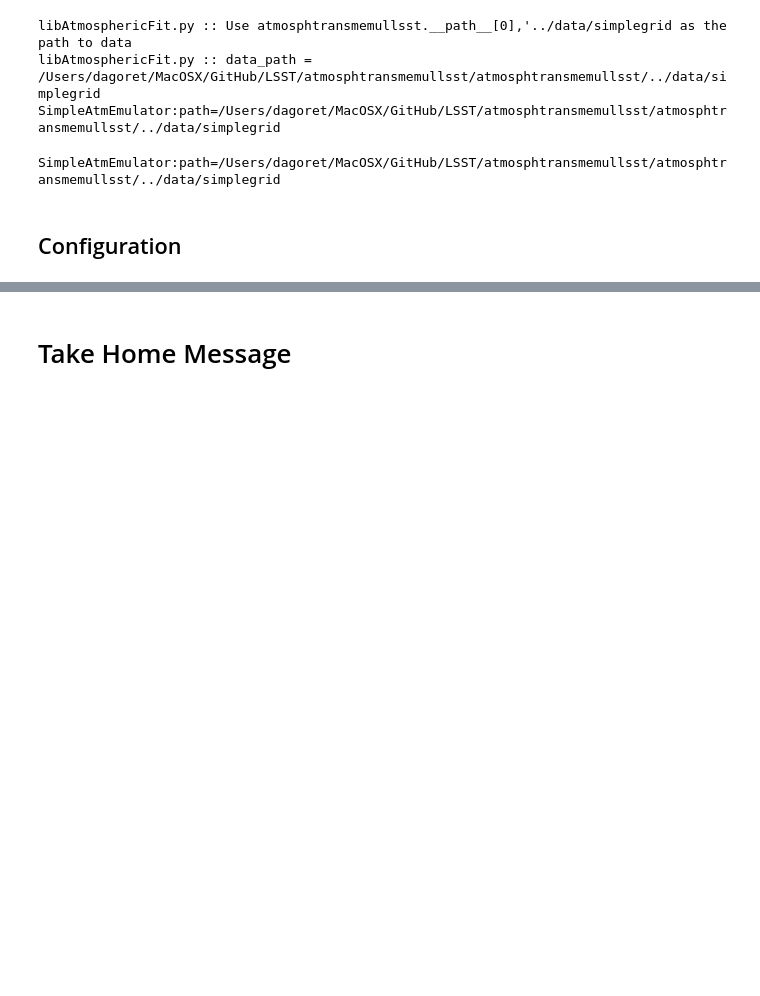
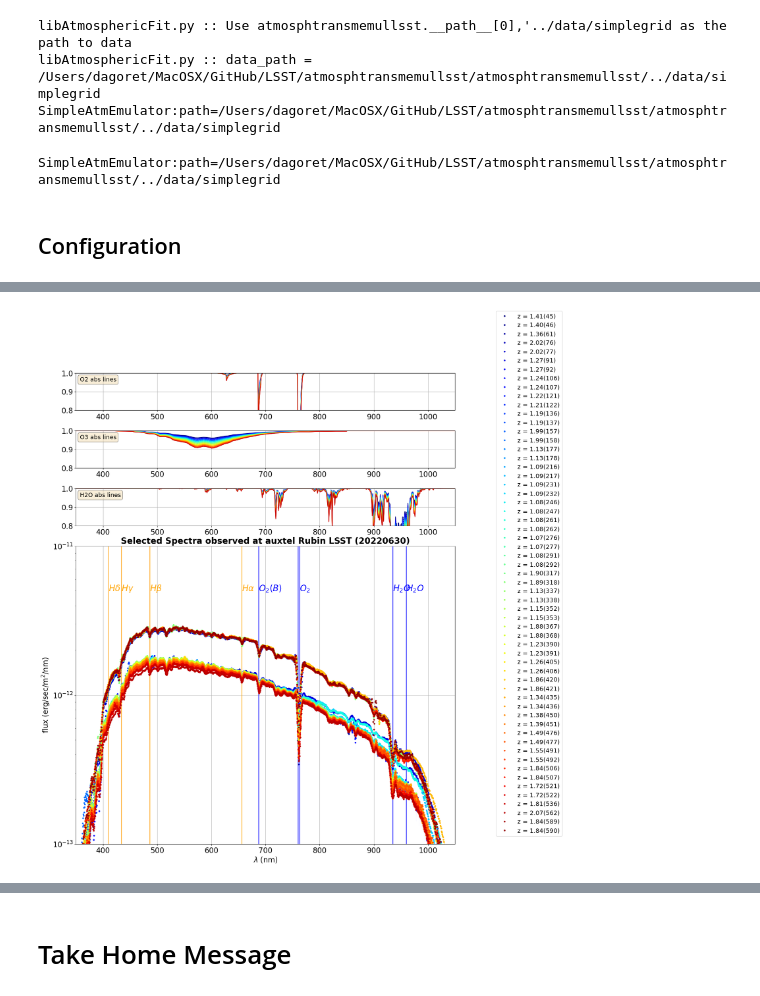
Before and after one commit to sylvielsstfr/RubinLSSTPhotometricCorrTuto, a Jupyter notebook: notebooks/01_AtmosphericParamExtraction/01b_AuxtelSpectraFits.ipynb, the cells around one changed output, grey strips where cells are left out. Drawn from its saved outputs; the diff is of its cells as text; code cells hidden in the pictures; blank space fills up the shorter version.

```diff
--- a/notebooks/01_AtmosphericParamExtraction/01b_AuxtelSpectraFits.ipynb
+++ b/notebooks/01_AtmosphericParamExtraction/01b_AuxtelSpectraFits.ipynb
@@ -86,0 +298,2 @@ WL=np.linspace(WLMIN,WLMAX,NWLBIN)
+# %%
+list_of_badnums = [60,306]
@@ -86,0 +305,2 @@ WL=np.linspace(WLMIN,WLMAX,NWLBIN)
+# %%
+NBSPECTRA=len(infos)
@@ -86,0 +311,90 @@ WL=np.linspace(WLMIN,WLMAX,NWLBIN)
+# %%
+df = pd.read_csv("../data/atmosphere/absorption_pattern.csv")
+wlpt,o2,o3,h2o,no2 = atmpatt_Dataf_to_np(df)
+# %%
+NOBS = o2.shape[1]
+# wavelength bin colors
+jet = plt.get_cmap('jet')
+cNorm = colors.Normalize(vmin=0, vmax=NOBS)
+scalarMap = cmx.ScalarMappable(norm=cNorm, cmap=jet)
+all_colors = scalarMap.to_rgba(np.arange(NOBS), alpha=1)
+
+props = dict(boxstyle='round', facecolor='wheat', alpha=0.5)
+
+fig=plt.figure(figsize=(16,20))
+title =f"Spectra (hologram) {SITE} ({DATE})"
+
+gs = gridspec.GridSpec(4, 1,height_ratios=[0.5,0.5,0.5,4] ,figure=fig)
+
+
+#=========================================================== O2
+ax=fig.add_subplot(gs[0,0])
+for index in np.arange(NOBS):
+    ax.plot(wlpt,o2[:,index],'-',color=all_colors[index])
+ax.set_ylim(0.8,1)
+ax.set_xlim(WLMINSEL,WLMAXSEL)
+ax.grid()
+textstr = "O2 abs lines"
+# place a text box in upper left in axes coords
+ax.text(0.01, 0.90, textstr, transform=ax.transAxes, fontsize=14,
+        verticalalignment='top', bbox=props)
+#ax.set_title(title)
+main_ax = ax
+
+#=========================================================== Ozone
+ax=fig.add_subplot(gs[1,0], sharex=main_ax)
+for index in np.arange(NOBS):
+    ax.plot(wlpt,o3[:,index],'-',color=all_colors[index])
+ax.set_ylim(0.8,1)
+ax.set_xlim(WLMINSEL,WLMAXSEL)
+ax.grid()
+textstr = "O3 abs lines"
+# place a text box in upper left in axes coords
+ax.text(0.01, 0.90, textstr, transform=ax.transAxes, fontsize=14,
+        verticalalignment='top', bbox=props)
+#=========================================================== H2O
+ax=fig.add_subplot(gs[2,0], sharex=main_ax)
+
+for index in np.arange(NOBS):
+    ax.plot(wlpt,h2o[:,index],'-',color=all_colors[index])
+ax.set_ylim(0.8,1)
+ax.grid()
+textstr = "H2O abs lines"
+# place a text box in upper left in axes coords
+ax.text(0.01, 0.90, textstr, transform=ax.transAxes, fontsize=14,
+        verticalalignment='top', bbox=props)
+#=========================================================== spectra
+ax=fig.add_subplot(gs[3,0], sharex=main_ax)
+
+# wavelength bin colors
+jet = plt.get_cmap('jet')
+cNorm = colors.Normalize(vmin=0, vmax=NBSPECTRA)
+scalarMap = cmx.ScalarMappable(norm=cNorm, cmap=jet)
+all_colors = scalarMap.to_rgba(np.arange(NBSPECTRA), alpha=1)
+all_numbers = infos['number'].values
+
+# loop on spectra
+for ifile in np.arange(NBSPECTRA):
+    the_df=all_spectra[ifile]
+
+    airmassvalue = infos.iloc[ifile]["airmass"]
+    the_number = all_numbers[ifile]
+    label_airmass = f" z = {airmassvalue:.2f}({the_number})"
+    ax.errorbar(the_df["all_lambdas"],the_df['all_fluxes'],yerr=the_df["all_fluxes_err"], fmt = '.', color=all_colors[ifile],capsize = 0.01, ecolor=all_colors[ifile], elinewidth = .01,label=label_airmass)
+ax.grid()
+ax.set_xlabel("$\lambda$ (nm)")
+ax.set_ylabel("flux (erg/sec/m$^2$/nm)")
+title=f"Selected Spectra observed at {SITE} ({DATE})"
+ax.set_title(title,fontsize=20,fontweight='bold')
+
+ax.set_ylim(FLUXLIMMIN,FLUXLIMMAX)
+ax.set_yscale("log")
+ax.legend(bbox_to_anchor=(1.1, 1.8),ncol=1)
+
+
+# draw abs lines
+plotlines(ax,ypos=FLUXLIMMAX/2)
+
+plt.tight_layout()
+# %% [output]
+[figure, added]
```
Also changed, not shown: parts of 35 cells of this notebook, 21 other files.
